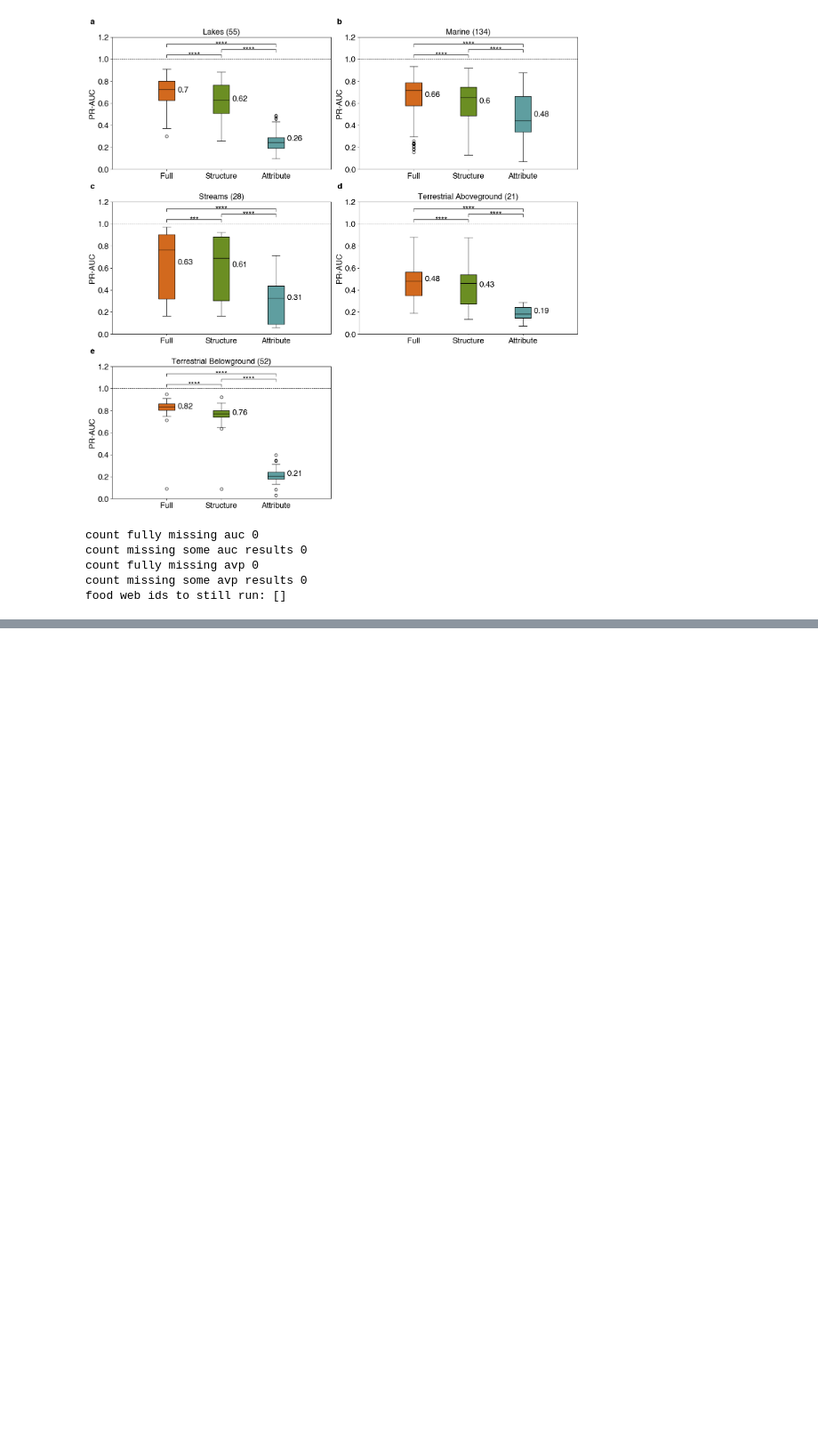
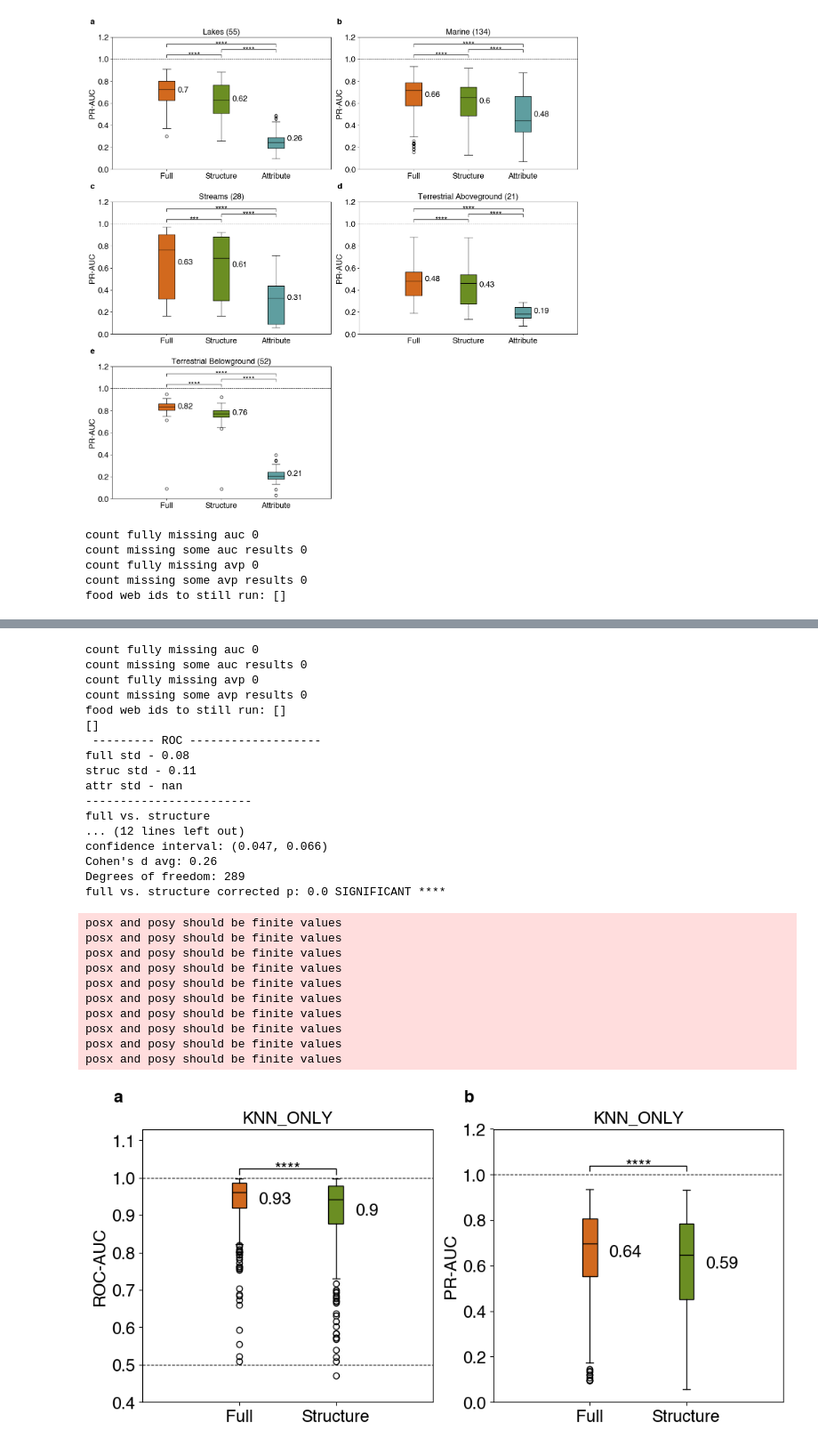
Before and after one commit to lucyvk/food_web_link_prediction, a Jupyter notebook: Real_Networks/visualize_food_web_database_results.ipynb, the cells around one changed output, grey strips where cells are left out. Shown at 89% size. Drawn from its saved outputs; the diff is of its cells as text; code cells hidden in the pictures; blank space fills up the shorter version.

Commit message:
small visualization updates

```diff
--- a/Real_Networks/visualize_food_web_database_results.ipynb
+++ b/Real_Networks/visualize_food_web_database_results.ipynb
@@ -303,3 +305,55 @@ for res in Results_Folders:
     ct += 1
 grouped_df = summary_df.groupby('net_id').mean()
 grouped_df.to_csv(os.path.join('Summarized_Results',f'food_web_lp_res.csv'))
+# %%
+# Results for the prediction with only KNN features
+
+fig, ha = plt.subplots(1, 2, figsize=(10,5))
+Data_Folder = 'Processed_Data_Disaggregated_Lifestage'
+Results_Folders = ['Results_Food_Webs_KNN']
+Figure_Folder = 'Figures'
+
+ids_to_skip = summarize_results_food_webs.check_all_results(Data_Folder, Results_Folders[0])
+print(ids_to_skip)
+
+summarize_results_food_webs.food_web_result_plots(Data_Folder, Results_Folders, [],'KNN_ONLY',\
+                    'auc', 'ROC', 5, False, True, [(1,2,1)], True, 290, folder_shorter_names,\
+                    FONT_SIZE, full_color, struc_color, attr_color, False)
+summarize_results_food_webs.food_web_result_plots(Data_Folder, Results_Folders, [],'KNN_ONLY',\
+                    'avp', 'PR', 5, False, True, [(1,2,2)], True, 290, folder_shorter_names,\
+                    FONT_SIZE, full_color, struc_color, attr_color, False)
+
+for n, ax in enumerate(ha.flat):
+    ax.text(-0.1, 1.1, string.ascii_lowercase[n], transform=ax.transAxes, size=FONT_SIZE, weight='bold')
+plt.tight_layout()
+plt.savefig(f'{Figure_Folder}/Food_Web_Supplemental_KNN.pdf',dpi=1000,bbox_inches='tight')
+plt.show()
+# %% [output]
+count fully missing auc 0
+count missing some auc results 0
+count fully missing avp 0
+count missing some avp results 0
+food web ids to still run: []
+[]
+ --------- ROC -------------------
+full std - 0.08
+struc std - 0.11
+attr std - nan
+------------------------
+full vs. structure
+... (12 lines left out)
+confidence interval: (0.047, 0.066)
+Cohen's d avg: 0.26
+Degrees of freedom: 289
+full vs. structure corrected p: 0.0 SIGNIFICANT ****
+posx and posy should be finite values
+posx and posy should be finite values
+posx and posy should be finite values
+posx and posy should be finite values
+posx and posy should be finite values
+posx and posy should be finite values
+posx and posy should be finite values
+posx and posy should be finite values
+posx and posy should be finite values
+posx and posy should be finite values
+[figure, added]
```
Also changed, not shown: parts of 4 cells of this notebook, 1 other file.
